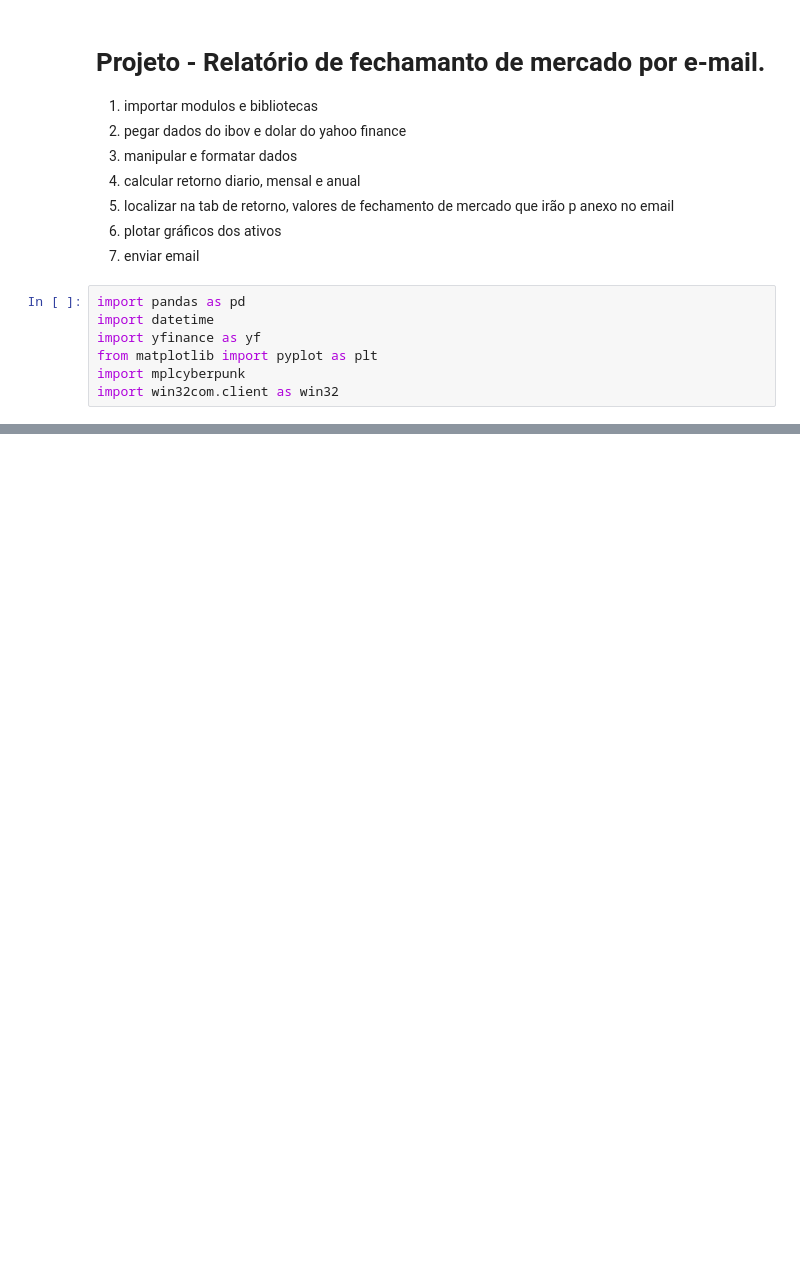
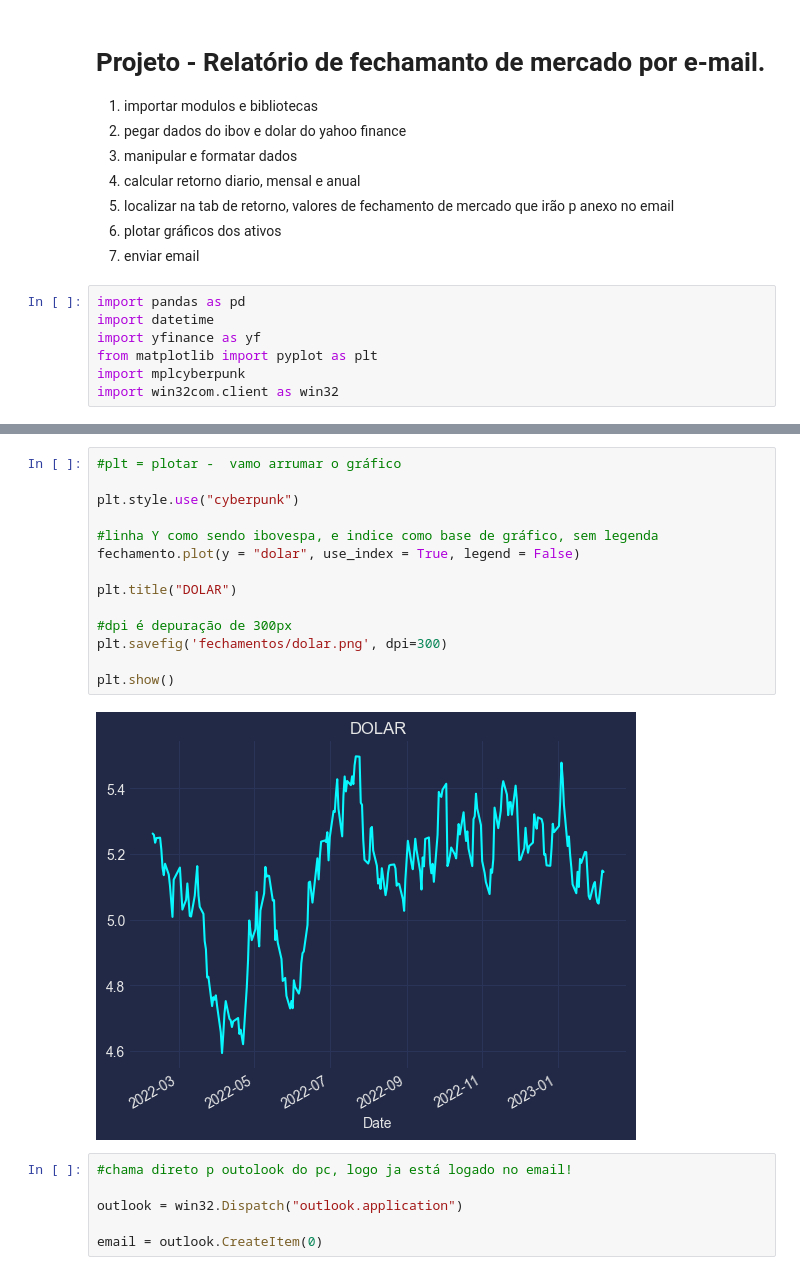
Before and after one commit to pulpor/Estudos-Data-Science, a Jupyter notebook: fechamentoMercado/fechamento.ipynb, the cells around one changed output, grey strips where cells are left out. Cells and saved outputs as stored; diff of their text form; blank space fills up the shorter version.

```diff
--- a/fechamentoMercado/fechamento.ipynb
+++ b/fechamentoMercado/fechamento.ipynb
@@ -115,0 +170,22 @@ retornoAnual
+# %%
+#plt = plotar -  vamo arrumar o gráfico
+
+plt.style.use("cyberpunk")
+
+#linha Y como sendo ibovespa, e indice como base de gráfico, sem legenda
+fechamento.plot(y = "dolar", use_index = True, legend = False)
+
+plt.title("DOLAR")
+
+#dpi é depuração de 300px
+plt.savefig('fechamentos/dolar.png', dpi=300)
+
+plt.show()
+# %% [output]
+[figure, added]
+# %%
+#chama direto p outolook do pc, logo ja está logado no email!
+
+outlook = win32.Dispatch("outlook.application")
+
+email = outlook.CreateItem(0)
```
Also changed, not shown: parts of 11 cells of this notebook, 2 other files.
